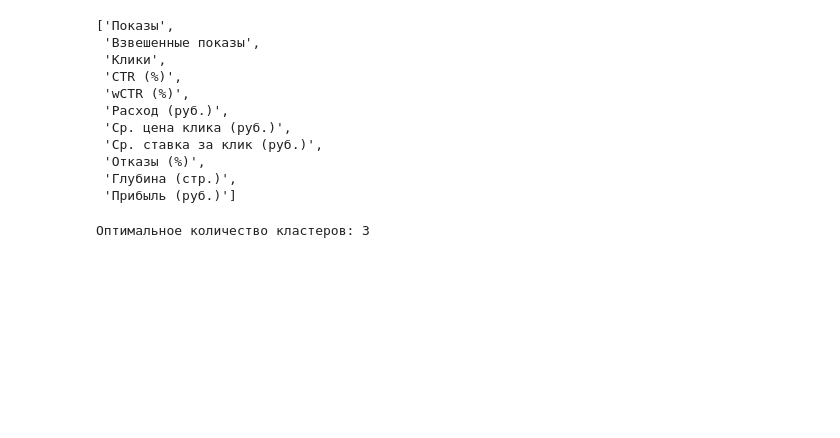
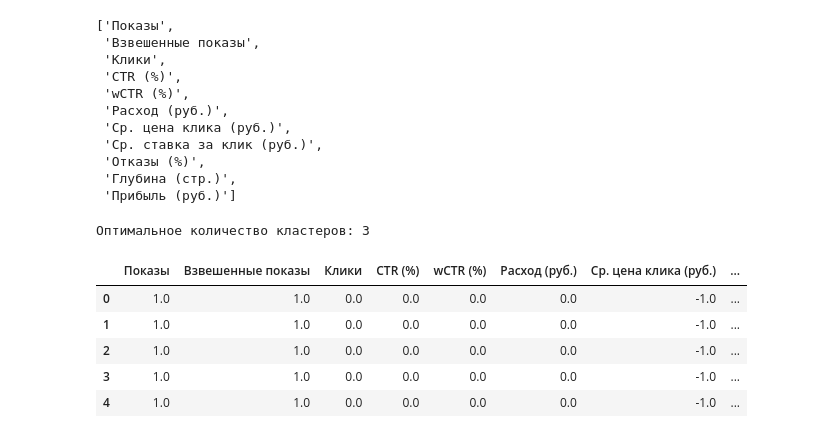
Before and after one commit to neZorinEgor/AdsAnalyzer, a Jupyter notebook: analys/main.ipynb, the cells around one changed output. Cells and saved outputs as stored; diff of their text form; code cells hidden in the pictures; blank space fills up the shorter version.

```diff
--- a/analys/main.ipynb
+++ b/analys/main.ipynb
@@ -458,22 +456,34 @@ class AdsCompanyItem:
             print(f"Оптимальное количество кластеров: {self.__optimal_num_cluster}")
         return self.__company[self.__efficiency_columns].copy(), self.__cluster_img, self.__wcss_img
 # %%
-sample_df = pd.read_csv("data/data_01.csv", sep=";", header=3)
+sample_df = pd.read_csv("data/WARNING_BIG_DATA.csv", sep=";", header=3)
 sample_df.replace({',': '.'}, regex=True, inplace=True)
 sample_df.replace({'-': -1}, regex=False, inplace=True)
 sample_df["Дата"] = pd.to_datetime(sample_df["Дата"], format="%d.%m.%Y")
-sample_df["№ Группы"] = sample_df["№ Группы"].astype("string")
+# sample_df["№ Группы"] = sample_df["№ Группы"].astype("string")
 ignored_cols=["№ Группы"]
 for col in sample_df.drop(columns=["Дата"]).columns:
     try:
         if col in ignored_cols:
             continue
         isinstance(float(sample_df[col][0]), float)
         sample_df[col] = sample_df[col].astype("float64")
     except ValueError:
         continue
 
-company = AdsCompanyItem(company=sample_df)
+company = AdsCompanyItem(
+    company=sample_df,
+    optimality_threshold=15,
+    scaler=MinMaxScaler()
+)
 df, cluster, wcss = company.analysis(is_clustering=True)
+df[["№ Группы", "№ Объявления", "Пол", "Возраст", "Уровень платежеспособности"]]=sample_df[["№ Группы", "№ Объявления", "Пол", "Возраст", "Уровень платежеспособности"]]
+df.head()
 # %% [output]
 Оптимальное количество кластеров: 3
+|  | Показы | Взвешенные показы | Клики | CTR (%) | wCTR (%) | Расход (руб.) | Ср. цена клика (руб.) | ... |
+| 0 | 1.0 | 1.0 | 0.0 | 0.0 | 0.0 | 0.0 | -1.0 | ... |
+| 1 | 1.0 | 1.0 | 0.0 | 0.0 | 0.0 | 0.0 | -1.0 | ... |
+| 2 | 1.0 | 1.0 | 0.0 | 0.0 | 0.0 | 0.0 | -1.0 | ... |
+| 3 | 1.0 | 1.0 | 0.0 | 0.0 | 0.0 | 0.0 | -1.0 | ... |
+| 4 | 1.0 | 1.0 | 0.0 | 0.0 | 0.0 | 0.0 | -1.0 | ... |
```
Also changed, not shown: parts of 17 cells of this notebook, 1 other file.
